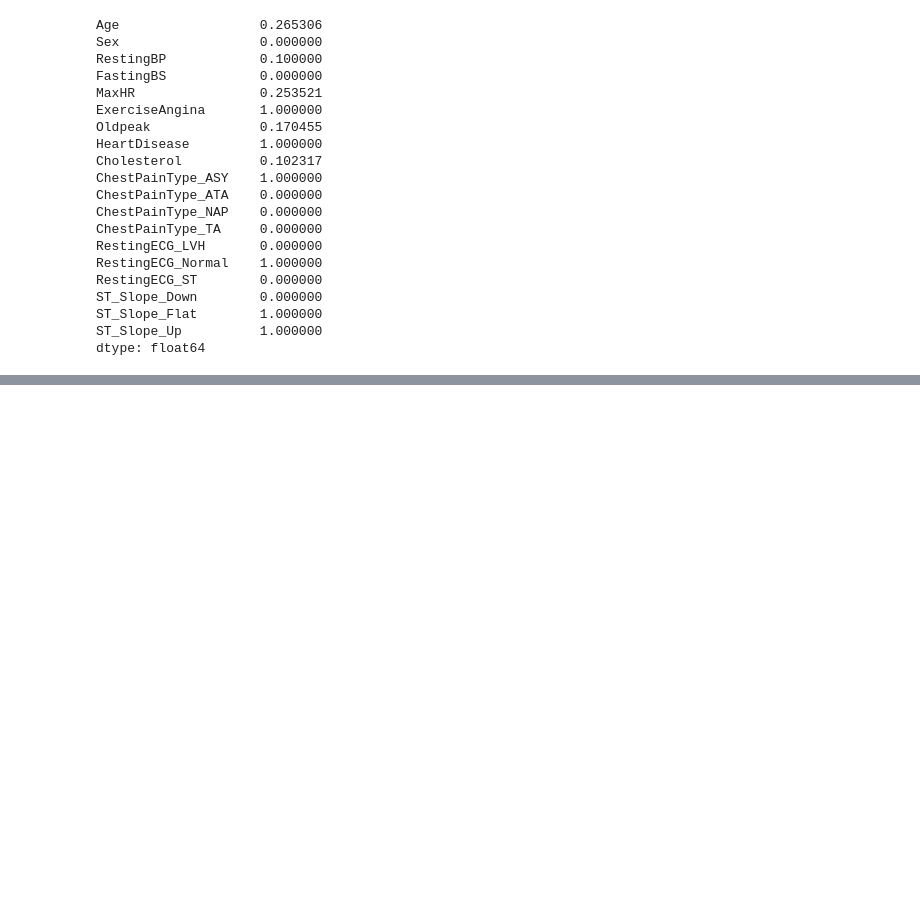
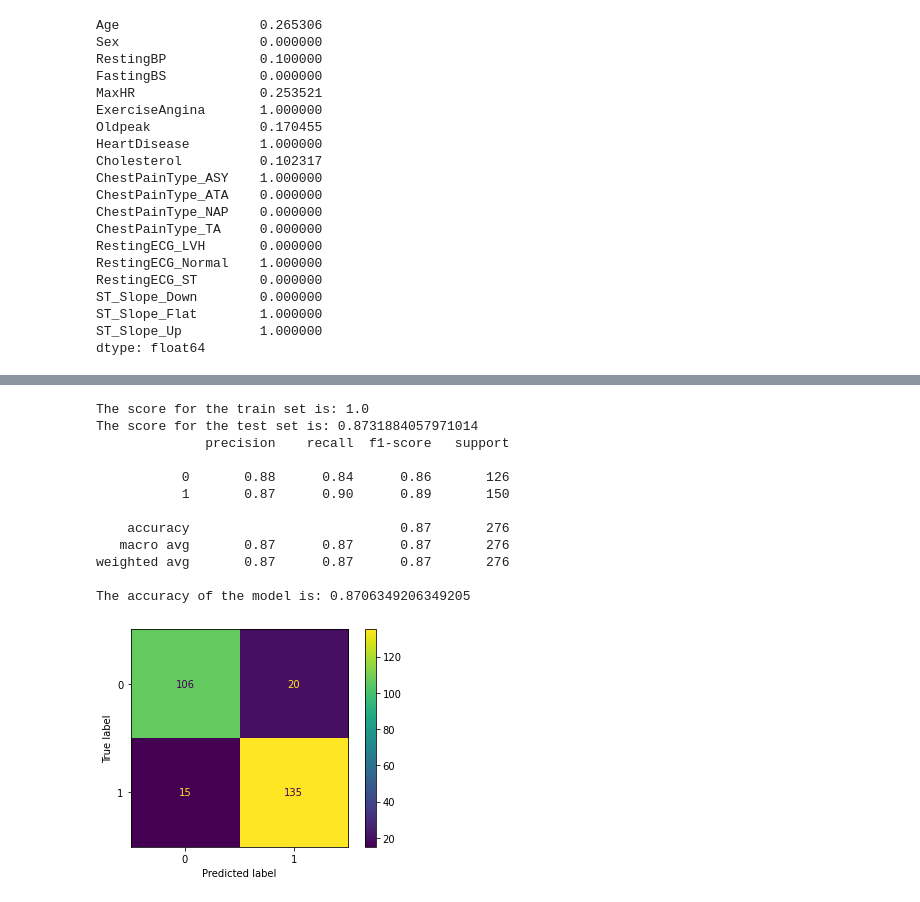
Before and after one commit to Jmumford45/Heart_Prediction_ML, a Jupyter notebook: Heart Disease Prediction.ipynb, the cells around one changed output, grey strips where cells are left out. Cells and saved outputs as stored; diff of their text form; code cells hidden in the pictures; blank space fills up the shorter version.

```diff
--- a/Heart Disease Prediction.ipynb
+++ b/Heart Disease Prediction.ipynb
@@ -408,0 +470,29 @@ from
+# %%
+def clf_fit_predict(clf, X_train, X_test, y_train, y_test):
+    clf.fit(X_train, y_train)
+    print(f"The score for the train set is: {clf.score(X_train, y_train)}")
+    print(f"The score for the test set is: {clf.score(X_test, y_test)}")
+
+    y_pred = clf.predict(X_test)
+    print(classification_report(y_test, y_pred))
+
+    acc = roc_auc_score(y_test, y_pred)
+    print(f"The accuracy of the model is: {acc}")
+
+    plot_confusion_matrix(clf, X_test, y_test)
+# %%
+clf_fit_predict(RandomForestClassifier(), X_train, X_test, y_train, y_test)
+# %% [output]
+The score for the train set is: 1.0
+The score for the test set is: 0.8731884057971014
+              precision    recall  f1-score   support
+
+           0       0.88      0.84      0.86       126
+           1       0.87      0.90      0.89       150
+
+    accuracy                           0.87       276
+   macro avg       0.87      0.87      0.87       276
+weighted avg       0.87      0.87      0.87       276
+
+The accuracy of the model is: 0.8706349206349205
+[figure, added]
```
Also changed, not shown: parts of 18 cells of this notebook, 6 other files.
